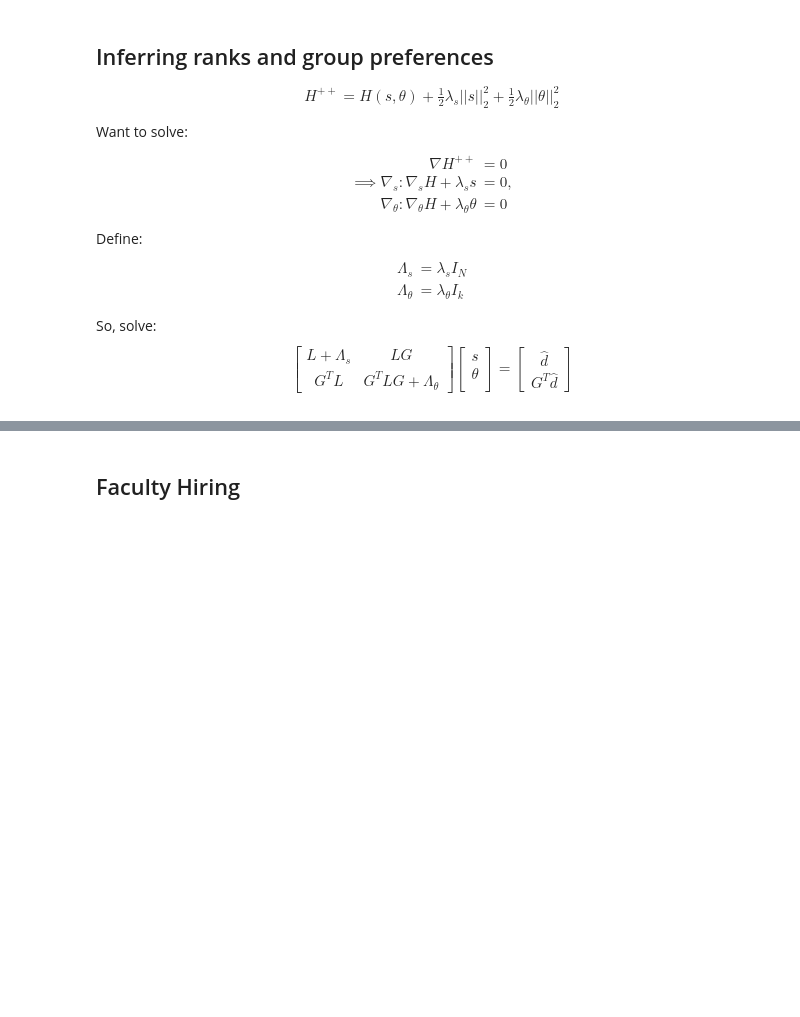
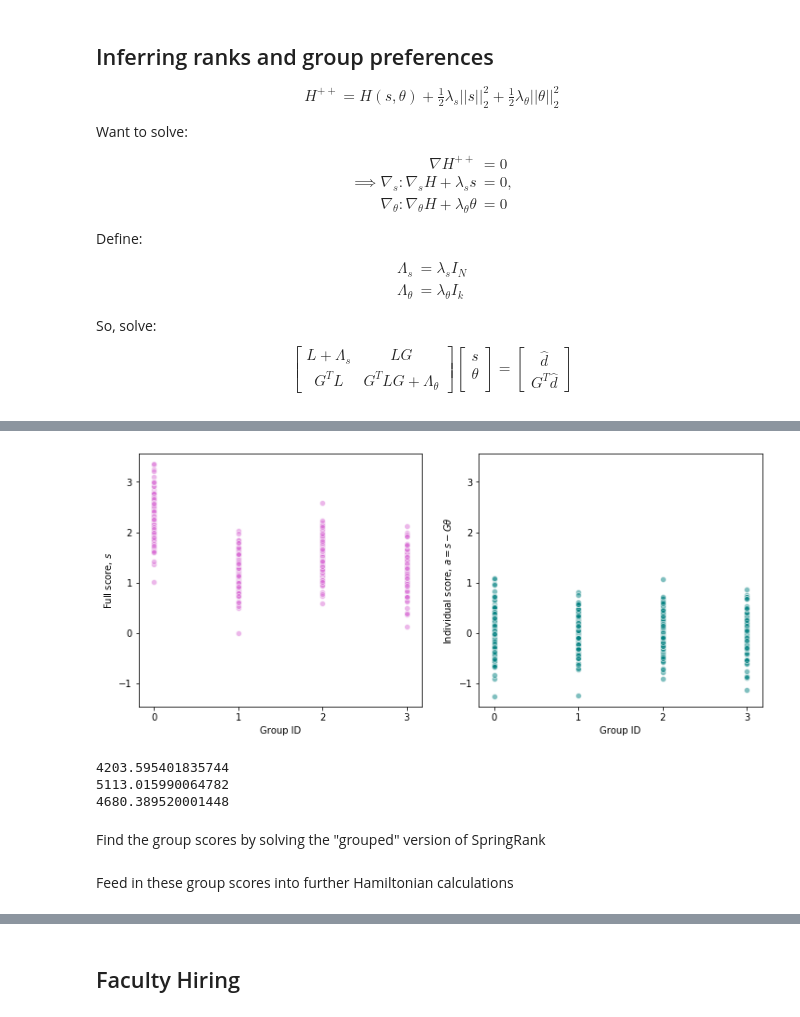
Before and after one commit to AparaV/SpringRankGroups, a Jupyter notebook: api/jupyter/groups.ipynb, the cells around one changed output, grey strips where cells are left out. Cells and saved outputs as stored; diff of their text form; code cells hidden in the pictures; blank space fills up the shorter version.

```diff
--- a/api/jupyter/groups.ipynb
+++ b/api/jupyter/groups.ipynb
@@ -223,0 +127,36 @@ plt.show()
+# %%
+fig, ax = plt.subplots(1, 2, figsize=(12, 5))
+
+for i in range(2):
+    ax[i].set_xticks(np.sort(np.unique(group_keys)))
+    ax[i].set_xlabel("Group ID")
+    ax[i].set_ylim(np.min(a)-0.2, np.max(s)+0.2)
+
+ax[0].scatter(group_keys, s, color="orchid", edgecolor="white", alpha=0.5)
+ax[0].set_ylabel(r"Full score, $s$")
+
+ax[1].scatter(group_keys, a, color="teal", edgecolor="white", alpha=0.5)
+ax[1].set_ylabel(r"Individual score, $a = s - G\theta$")
+
+plt.show()
+# %% [output]
+[figure, added]
+# %%
+H_theta = 0
+H_s = 0
+H_a = 0
+for i in range(N):
+    for j in range(N):
+        H_theta += A[i, j] * (theta[group_keys[i]] - theta[group_keys[j]] - 1)**2
+        H_s += A[i, j] * (s[i] - s[j] - 1)**2
+        H_a += A[i, j] * (a[i] - a[j] - 1)**2
+
+print(H_s)
+print(H_theta)
+print(H_a)
+# %% [output]
+4203.595401835744
+5113.015990064782
+4680.389520001448
+# %% [markdown]
+Find the group scores by solving the "grouped" version of SpringRank
@@ -223,0 +167,2 @@ plt.show()
+# %% [markdown]
+Feed in these group scores into further Hamiltonian calculations
```
Also changed, not shown: parts of 14 cells of this notebook, 2 other files.
